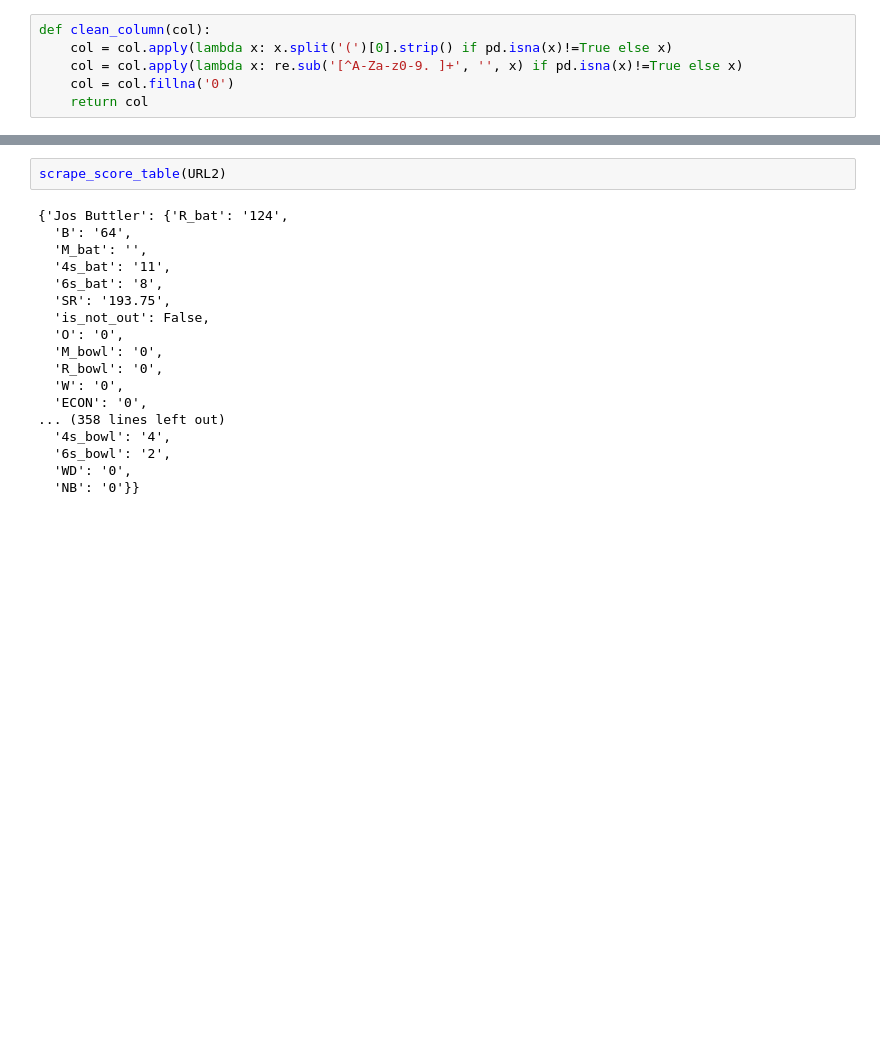
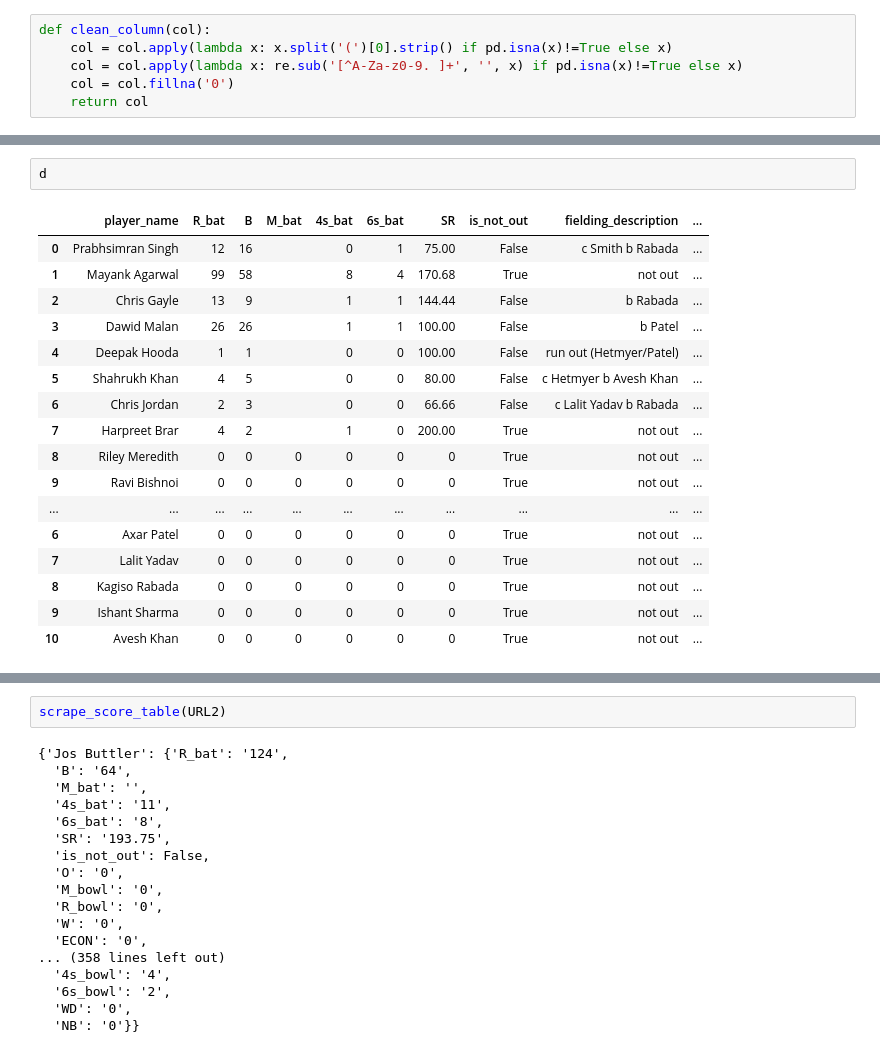
Before and after one commit to mancunian1792/ipl_score_scrape, a Jupyter notebook: scrape_ipl_score.ipynb, the cells around one changed output, grey strips where cells are left out. Drawn from its saved outputs; the diff is of its cells as text; blank space fills up the shorter version.

```diff
--- a/scrape_ipl_score.ipynb
+++ b/scrape_ipl_score.ipynb
@@ -97,0 +231,20 @@ scrape_score_table(URL1)
+# %%
+d
+# %% [output]
+|  | player_name | R_bat | B | M_bat | 4s_bat | 6s_bat | SR | is_not_out | fielding_description | ... |
+| 0 | Prabhsimran Singh | 12 | 16 |  | 0 | 1 | 75.00 | False | c Smith b Rabada | ... |
+| 1 | Mayank Agarwal | 99 | 58 |  | 8 | 4 | 170.68 | True | not out | ... |
+| 2 | Chris Gayle | 13 | 9 |  | 1 | 1 | 144.44 | False | b Rabada | ... |
+| 3 | Dawid Malan | 26 | 26 |  | 1 | 1 | 100.00 | False | b Patel | ... |
+| 4 | Deepak Hooda | 1 | 1 |  | 0 | 0 | 100.00 | False | run out (Hetmyer/Patel) | ... |
+| 5 | Shahrukh Khan | 4 | 5 |  | 0 | 0 | 80.00 | False | c Hetmyer b Avesh Khan | ... |
+| 6 | Chris Jordan | 2 | 3 |  | 0 | 0 | 66.66 | False | c Lalit Yadav b Rabada | ... |
+| 7 | Harpreet Brar | 4 | 2 |  | 1 | 0 | 200.00 | True | not out | ... |
+| 8 | Riley Meredith | 0 | 0 | 0 | 0 | 0 | 0 | True | not out | ... |
+| 9 | Ravi Bishnoi | 0 | 0 | 0 | 0 | 0 | 0 | True | not out | ... |
+| ... | ... | ... | ... | ... | ... | ... | ... | ... | ... | ... |
+| 6 | Axar Patel | 0 | 0 | 0 | 0 | 0 | 0 | True | not out | ... |
+| 7 | Lalit Yadav | 0 | 0 | 0 | 0 | 0 | 0 | True | not out | ... |
+| 8 | Kagiso Rabada | 0 | 0 | 0 | 0 | 0 | 0 | True | not out | ... |
+| 9 | Ishant Sharma | 0 | 0 | 0 | 0 | 0 | 0 | True | not out | ... |
+| 10 | Avesh Khan | 0 | 0 | 0 | 0 | 0 | 0 | True | not out | ... |
```
Also changed, not shown: parts of 14 cells of this notebook.
